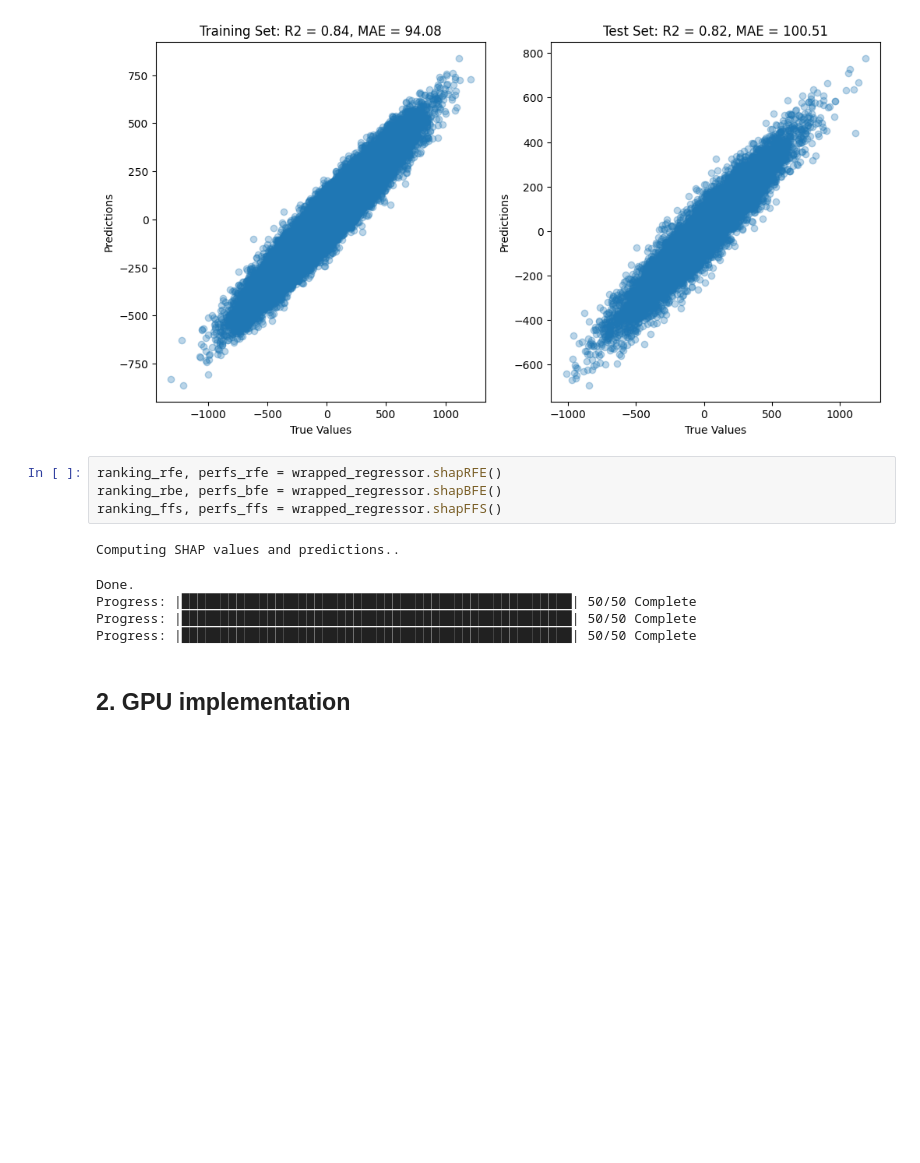
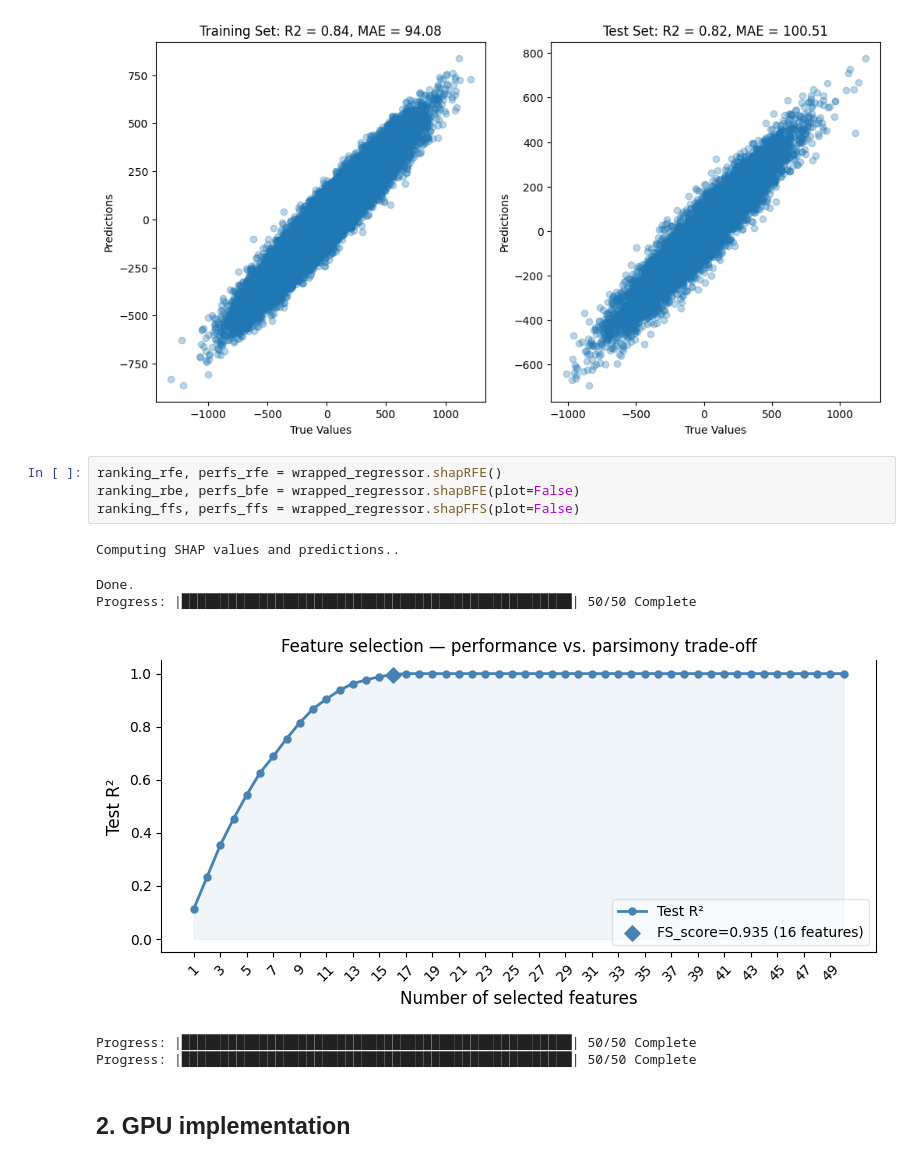
Before and after one commit to fefurger/wrapshap, a Jupyter notebook: example_notebooks/Wrapshap_example_LGB.ipynb, the cells around one changed output. Cells and saved outputs as stored; diff of their text form; blank space fills up the shorter version.

```diff
--- a/example_notebooks/Wrapshap_example_LGB.ipynb
+++ b/example_notebooks/Wrapshap_example_LGB.ipynb
@@ -134,14 +143,15 @@ wrapped_regressor.fit(metric = 'mae',
 [figure]
 # %%
 ranking_rfe, perfs_rfe = wrapped_regressor.shapRFE()
-ranking_rbe, perfs_bfe = wrapped_regressor.shapBFE()
-ranking_ffs, perfs_ffs = wrapped_regressor.shapFFS()
+ranking_rbe, perfs_bfe = wrapped_regressor.shapBFE(plot=False)
+ranking_ffs, perfs_ffs = wrapped_regressor.shapFFS(plot=False)
 # %% [output]
 Computing SHAP values and predictions..
 Done.
 Progress: |██████████████████████████████████████████████████| 50/50 Complete
-Progress: |██████████████████████████████████████████████████| 50/50 Complete
-Progress: |██████████████████████████████████████████████████| 50/50 Complete
+[figure, added]
+Progress: |██████████████████████████████████████████████████| 50/50 Complete
+Progress: |██████████████████████████████████████████████████| 50/50 Complete
 # %% [markdown]
 ## 2. GPU implementation
 # %% [markdown]
```
Also changed, not shown: parts of 18 cells of this notebook, 12 other files.
